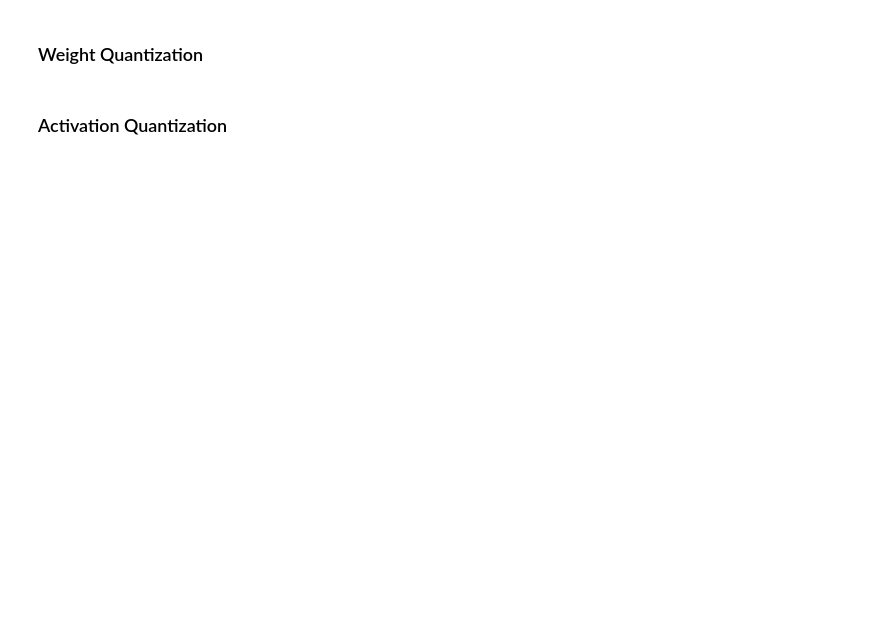
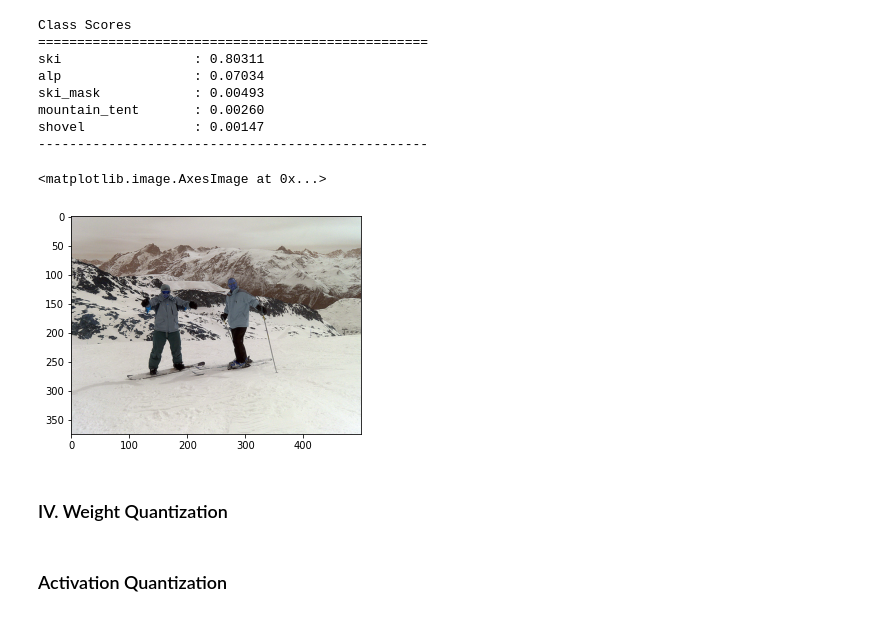
Before and after one commit to swha815/colab, a Jupyter notebook: quantization.ipynb, the cells around one changed output. Cells and saved outputs as stored; diff of their text form; code cells hidden in the pictures; blank space fills up the shorter version.

Commit message:
Colaboratory를 통해 생성됨

```diff
--- a/quantization.ipynb
+++ b/quantization.ipynb
@@ -56,2 +61,51 @@ Porting floating-point (single-precision) numbers to integers (16 bits or less)
+# %%
+import tensorflow as tf
+import tensorflow.keras.applications as keras_app
+import tensorflow.keras.preprocessing as keras_prep
+import urllib
+import cv2
+import numpy as np
+import matplotlib.pyplot as plt
+
+
+# Prepare model for ImageNet classification
+model = keras_app.InceptionV3(weights='imagenet')
+prep_mod = keras_app.inception_v3
+img_size = (299, 299)
+
+# Load and pre-process an image
+req = urllib.request.urlopen('https://raw.githubusercontent.com/swha815/colab/main/ILSVRC2012_val_00000002.JPEG')
+arr = np.asarray(bytearray(req.read()), dtype=np.uint8)
+img = org_img = cv2.imdecode(arr, -1)
+img = cv2.resize(img, img_size)
+img = np.expand_dims(img, axis=0)
+img = prep_mod.preprocess_input(img)
+
+# Predict
+pred = model.predict(img)
+pred = keras_app.imagenet_utils.decode_predictions(pred, top=5)
+
+# Score prediction
+print('Class Scores')
+print('=' * 50)
+
+for p in pred[0]:
+  print('{:20}: {:7.5f}'.format(p[1], p[2]))
+
+print('-' * 50)
+print()
+
+plt.imshow(org_img)
+# %% [output]
+Class Scores
+==================================================
+ski                 : 0.80311
+alp                 : 0.07034
+ski_mask            : 0.00493
+mountain_tent       : 0.00260
+shovel              : 0.00147
+--------------------------------------------------
+<matplotlib.image.AxesImage at 0x...>
+[figure, added]
 # %% [markdown]
-### Weight Quantization
+### IV. Weight Quantization
```
Also changed, not shown: parts of 4 cells of this notebook.
